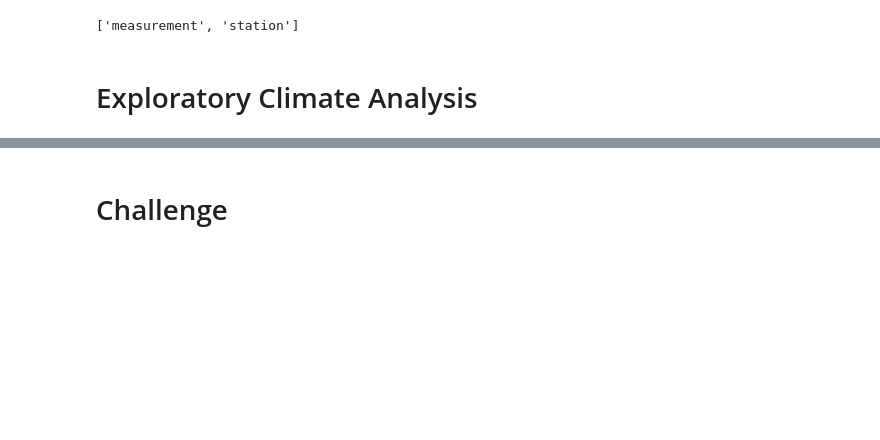
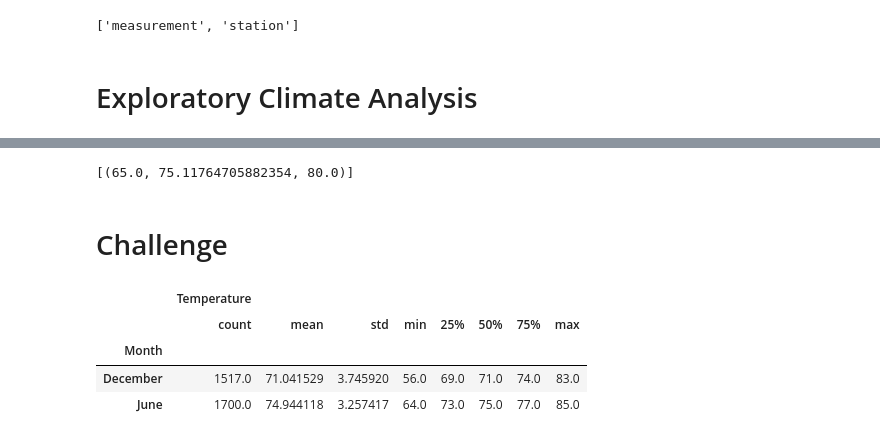
Before and after one commit to akitamura/surfs_up, a Jupyter notebook: climate_analysis.ipynb, the cells around one changed output, grey strips where cells are left out. Cells and saved outputs as stored; diff of their text form; code cells hidden in the pictures; blank space fills up the shorter version.

```diff
--- a/climate_analysis.ipynb
+++ b/climate_analysis.ipynb
@@ -66,5 +143,13 @@ session = Session(engine)
 # %%
 # Write a function called `calc_temps` that will accept start date and end date in the format '%Y-%m-%d'
 # and return the minimum, average, and maximum temperatures for that range of dates
+
+def calc_temps(start_date, end_date):
+    return session.query(func.min(Measurement.tobs), func.avg(Measurement.tobs), func.max(Measurement.tobs)).\
+        filter(Measurement.date >= start_date).filter(Measurement.date <= end_date).all()
+
+print(calc_temps('2017-05-01', '2017-05-09'))
+# %% [output]
+[(65.0, 75.11764705882354, 80.0)]
 # %% [markdown]
 # Challenge
@@ -70,0 +160,20 @@ session = Session(engine)
+# %%
+# turn data into DFs
+jun_df = pd.DataFrame(jun_data, columns = ["Date", "Temperature"])
+dec_df = pd.DataFrame(dec_data, columns = ["Date", "Temperature"])
+
+#Adding Jun and Dec column
+jun_df["Month"] = "June"
+dec_df["Month"] = "December"
+
+#Combine Jun and Dec DFs
+jun_dec_df = pd.concat([jun_df, dec_df])
+
+#Describe the dataframe
+jun_dec_df.groupby("Month").describe()
+# %% [output]
+|  | Temperature |  |  |  |  |  |  |  |
+|  | count | mean | std | min | 25% | 50% | 75% | max |
+| Month |  |  |  |  |  |  |  |  |
+| December | 1517.0 | 71.041529 | 3.745920 | 56.0 | 69.0 | 71.0 | 74.0 | 83.0 |
+| June | 1700.0 | 74.944118 | 3.257417 | 64.0 | 73.0 | 75.0 | 77.0 | 85.0 |
```
Also changed, not shown: parts of 8 cells of this notebook.
